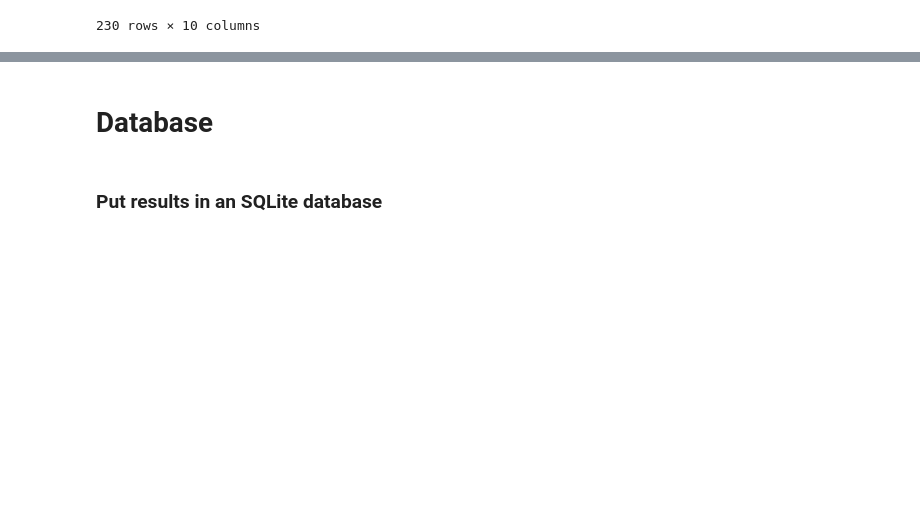
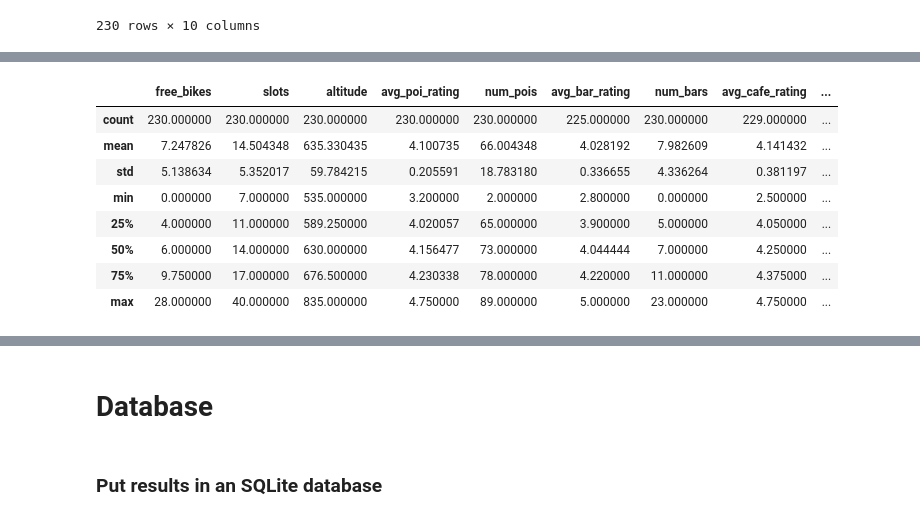
Before and after one commit to harnettd/stat-modelling-with-python, a Jupyter notebook: notebooks/joining_data.ipynb, the cells around one changed output, grey strips where cells are left out. Drawn from its saved outputs; the diff is of its cells as text; code cells hidden in the pictures; blank space fills up the shorter version.

```diff
--- a/notebooks/joining_data.ipynb
+++ b/notebooks/joining_data.ipynb
@@ -322,0 +350,12 @@ stations_pois_df
+# %%
+stations_pois_df.describe()
+# %% [output]
+|  | free_bikes | slots | altitude | avg_poi_rating | num_pois | avg_bar_rating | num_bars | avg_cafe_rating | ... |
+| count | 230.000000 | 230.000000 | 230.000000 | 230.000000 | 230.000000 | 225.000000 | 230.000000 | 229.000000 | ... |
+| mean | 7.247826 | 14.504348 | 635.330435 | 4.100735 | 66.004348 | 4.028192 | 7.982609 | 4.141432 | ... |
+| std | 5.138634 | 5.352017 | 59.784215 | 0.205591 | 18.783180 | 0.336655 | 4.336264 | 0.381197 | ... |
+| min | 0.000000 | 7.000000 | 535.000000 | 3.200000 | 2.000000 | 2.800000 | 0.000000 | 2.500000 | ... |
+| 25% | 4.000000 | 11.000000 | 589.250000 | 4.020057 | 65.000000 | 3.900000 | 5.000000 | 4.050000 | ... |
+| 50% | 6.000000 | 14.000000 | 630.000000 | 4.156477 | 73.000000 | 4.044444 | 7.000000 | 4.250000 | ... |
+| 75% | 9.750000 | 17.000000 | 676.500000 | 4.230338 | 78.000000 | 4.220000 | 11.000000 | 4.375000 | ... |
+| max | 28.000000 | 40.000000 | 835.000000 | 4.750000 | 89.000000 | 5.000000 | 23.000000 | 4.750000 | ... |
```
Also changed, not shown: parts of 8 cells of this notebook, 1 other file.
